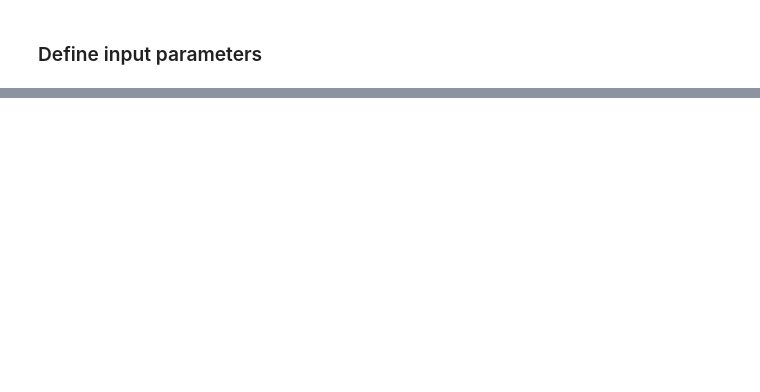
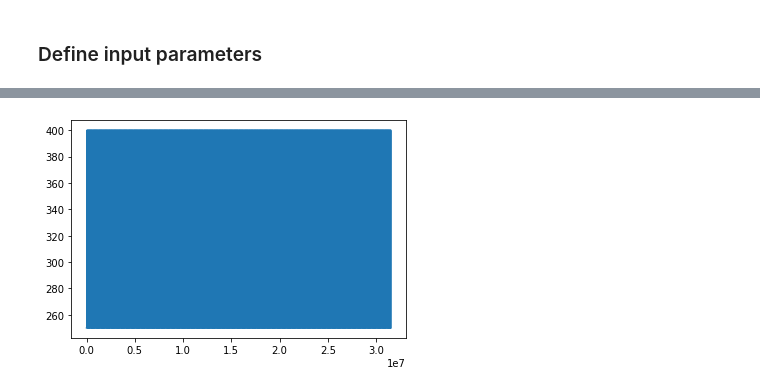
Before and after one commit to hancse/HT-HeatPump, a Jupyter notebook: Simulation/Python/House_Model.ipynb, the cells around one changed output, grey strips where cells are left out. Saved outputs shown, nothing was run; the diff lists cells and outputs as text; code cells hidden in the pictures; blank space fills up the shorter version.

```diff
--- a/Simulation/Python/House_Model.ipynb
+++ b/Simulation/Python/House_Model.ipynb
@@ -357,0 +435,50 @@ print(Qsolar_irradiation)
+# %%
+from scipy import signal
+
+DeltaQ     = 150                     #Internal heat gain difference between day and night
+#day_DeltaQ = DeltaQ                 #Day Delta Q internal [W]
+Qday       = 400                     #Day internal heat gain W
+nightQ     = Qday - DeltaQ           #Night internal heat gain
+
+t1= 9                                #Presence from [hour]
+t2= 23                               #Presence until [hour]
+
+days_hours   = 24                    #number_of_hour_in_oneday + start hour at 0
+days         = 365                   #number of simulation days
+periods      = 24*3600*days          #in seconds (day_periods*365 = years)
+pulse_width  = (t2-t1)/24            # % of the periods
+phase_delay  = t1                    #in seconds
+
+
+#t = np.linspace(0, 24*3600, 24)
+t= np.linspace(0,1,(days_hours*days)+1,endpoint=False)          #+1 start from 0
+pulseday = signal.square(2 * np.pi* days * t,duty=pulse_width)
+pulseday = np.clip(pulseday, 0, 1)
+# add delay to array
+pulseday=np.roll(pulseday,phase_delay)
+
+#______pulse week generator______________
+
+week = days/7
+pulse_w  = 0.99
+
+#t = np.linspace(0, 24*3600, 24)
+pulse_week = signal.square(2*np.pi*week*t,duty=pulse_w)
+pulse_week = np.clip(pulse_week, 0, 1)
+
+#pulse_week=np.roll(pulse_week,phase_delay)
+
+#create simulation time
+time_t = np.linspace(0,periods,(days_hours*days)+1)
+
+#Internal heat gain
+
+Qinternal = nightQ + pulseday*DeltaQ*pulse_week
+Qinternal=Qinternal[np.newaxis]
+Qinternal=Qinternal.T
+
+plt.plot(time_t, Qinternal)
+#print(Qinternal)
+Qinternal=np.delete(Qinternal, -1, 0)
+# %% [output]
+[figure, added]
```
Also changed, not shown: parts of 28 cells of this notebook.
